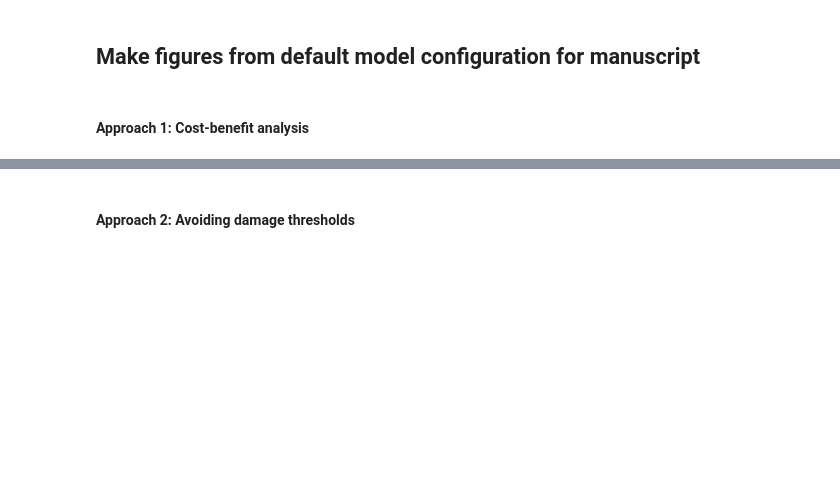
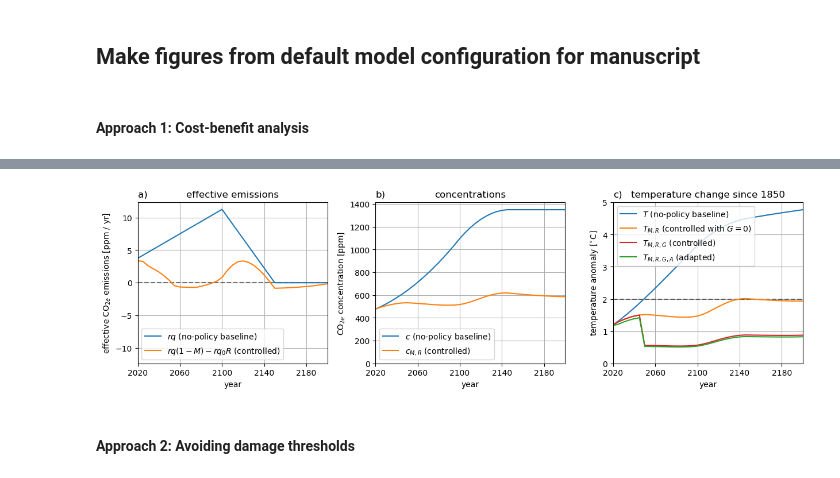
Before and after one commit to ClimateMARGO/ClimateMARGO.jl, a Jupyter notebook: examples/Drake_2020_MARGO_paper/1_default_figures.ipynb, the cells around one changed output, grey strips where cells are left out. Cells and saved outputs as stored; diff of their text form; code cells hidden in the pictures; blank space fills up the shorter version.

```diff
--- a/examples/Drake_2020_MARGO_paper/1_default_figures.ipynb
+++ b/examples/Drake_2020_MARGO_paper/1_default_figures.ipynb
@@ -100,3 +100,22 @@ Maximum warming: 1.3471290554400948
+# %%
+figure(figsize=(12.5,3.75))
+
+subplot(1,3,1)
+plot_emissions(model)
+legend()
+add_label("a)")
+subplot(1,3,2)
+plot_concentrations(model)
+legend()
+add_label("b)")
+subplot(1,3,3)
+plot_temperatures(model)
+legend(loc="upper left")
+add_label("c)")
+tight_layout()
+#savefig("../figures/default-temp_carbon_and_temperatures.pdf", dpi=150, bbox_inches="tight")
+# %% [output]
+[figure, added]
 # %% [markdown]
 #### Approach 2: Avoiding damage thresholds
 # %%
```
Also changed, not shown: parts of 8 cells of this notebook, 4 other files.
